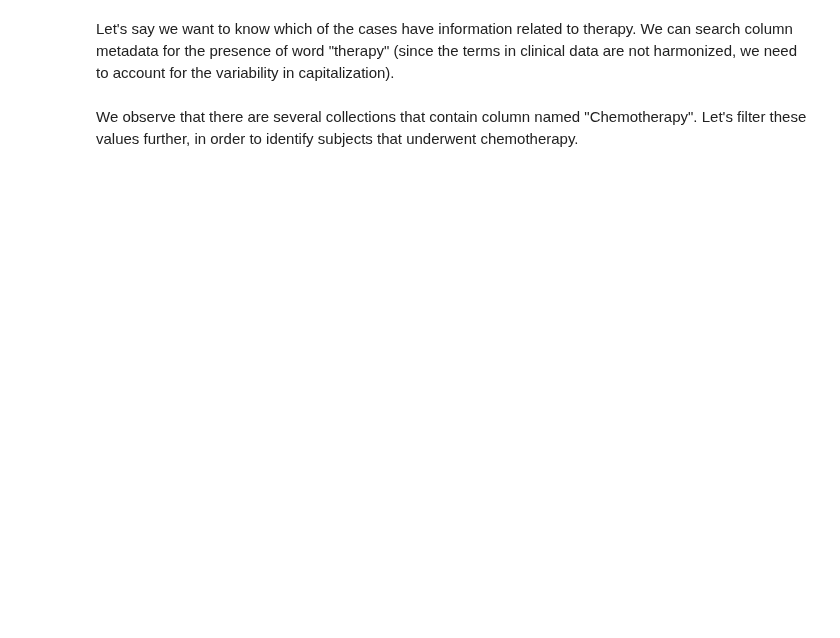
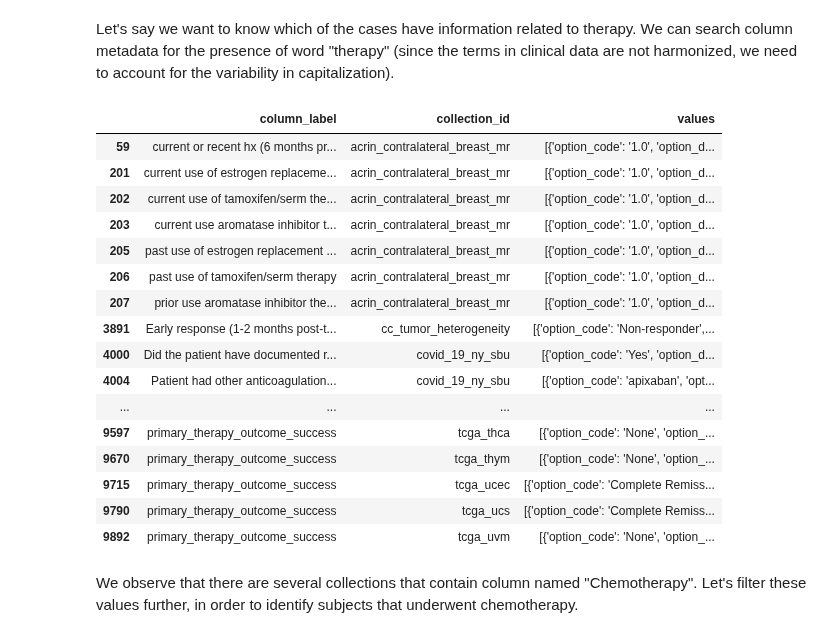
Before and after one commit to ImagingDataCommons/IDC-Tutorials, a Jupyter notebook: notebooks/advanced_topics/clinical_data_intro.ipynb, the cells around one changed output. Saved outputs shown, nothing was run; the diff lists cells and outputs as text; code cells hidden in the pictures; blank space fills up the shorter version.

```diff
--- a/notebooks/advanced_topics/clinical_data_intro.ipynb
+++ b/notebooks/advanced_topics/clinical_data_intro.ipynb
@@ -212,7 +296,25 @@ pd.DataFrame({"column_label":column_metadata_df["column_label"].unique()})
 # %% [markdown]
 Let's say we want to know which of the cases have information related to therapy. We can search column metadata for the presence of word "therapy" (since the terms in clinical data are not harmonized, we need to account for the variability in capitalization).
 # %%
-column_metadata_df[column_metadata_df["column_label"].str.contains("[tT]herapy", na=False)][["column_label", "collection_id", "values"]]
+c.clinical_index[c.clinical_index["column_label"].str.contains("[tT]herapy", na=False)][["column_label", "collection_id", "values"]]
+# %% [output]
+|  | column_label | collection_id | values |
+| 59 | current or recent hx (6 months pr... | acrin_contralateral_breast_mr | [{'option_code': '1.0', 'option_d... |
+| 201 | current use of estrogen replaceme... | acrin_contralateral_breast_mr | [{'option_code': '1.0', 'option_d... |
+| 202 | current use of tamoxifen/serm the... | acrin_contralateral_breast_mr | [{'option_code': '1.0', 'option_d... |
+| 203 | current use aromatase inhibitor t... | acrin_contralateral_breast_mr | [{'option_code': '1.0', 'option_d... |
+| 205 | past use of estrogen replacement ... | acrin_contralateral_breast_mr | [{'option_code': '1.0', 'option_d... |
+| 206 | past use of tamoxifen/serm therapy | acrin_contralateral_breast_mr | [{'option_code': '1.0', 'option_d... |
+| 207 | prior use aromatase inhibitor the... | acrin_contralateral_breast_mr | [{'option_code': '1.0', 'option_d... |
+| 3891 | Early response (1-2 months post-t... | cc_tumor_heterogeneity | [{'option_code': 'Non-responder',... |
+| 4000 | Did the patient have documented r... | covid_19_ny_sbu | [{'option_code': 'Yes', 'option_d... |
+| 4004 | Patient had other anticoagulation... | covid_19_ny_sbu | [{'option_code': 'apixaban', 'opt... |
+| ... | ... | ... | ... |
+| 9597 | primary_therapy_outcome_success | tcga_thca | [{'option_code': 'None', 'option_... |
+| 9670 | primary_therapy_outcome_success | tcga_thym | [{'option_code': 'None', 'option_... |
+| 9715 | primary_therapy_outcome_success | tcga_ucec | [{'option_code': 'Complete Remiss... |
+| 9790 | primary_therapy_outcome_success | tcga_ucs | [{'option_code': 'Complete Remiss... |
+| 9892 | primary_therapy_outcome_success | tcga_uvm | [{'option_code': 'None', 'option_... |
 # %% [markdown]
 We observe that there are several collections that contain column named "Chemotherapy". Let's filter these values further, in order to identify subjects that underwent chemotherapy.
 # %%
```
Also changed, not shown: parts of 52 cells of this notebook.
